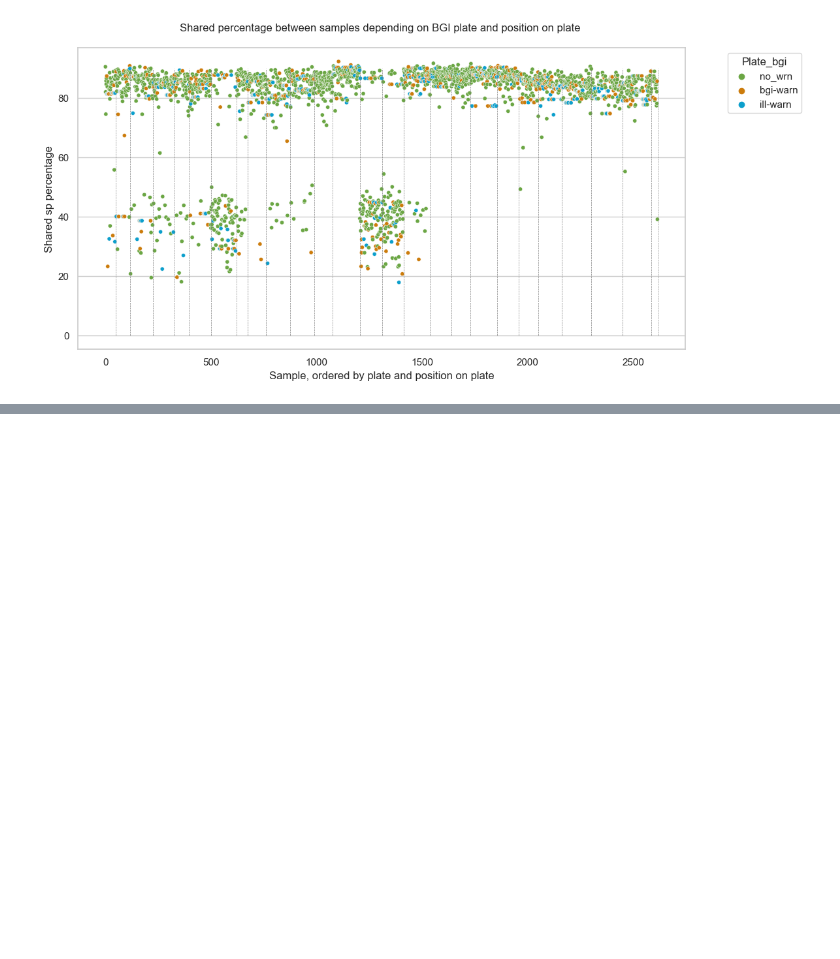
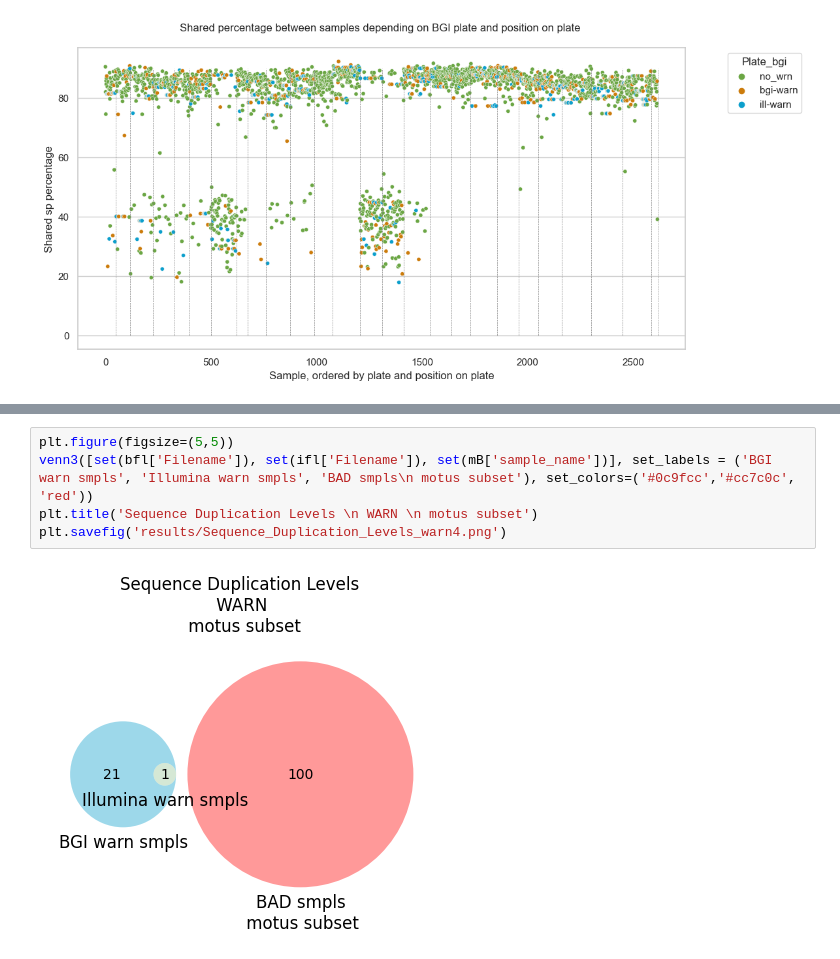
Before and after one commit to Chartiza/2024_Illumina_vs_BGI, a Jupyter notebook: Ugly_samples_mystery/Kraken2_warn_smpls_check.ipynb, the cells around one changed output, grey strips where cells are left out. Cells and saved outputs as stored; diff of their text form; blank space fills up the shorter version.

```diff
--- a/Ugly_samples_mystery/Kraken2_warn_smpls_check.ipynb
+++ b/Ugly_samples_mystery/Kraken2_warn_smpls_check.ipynb
@@ -103,0 +123,7 @@ plt.savefig('results/warn_plate.png', dpi=300, bbox_inches='tight')
+# %%
+plt.figure(figsize=(5,5))
+venn3([set(bfl['Filename']), set(ifl['Filename']), set(mB['sample_name'])], set_labels = ('BGI warn smpls', 'Illumina warn smpls', 'BAD smpls\n motus subset'), set_colors=('#0c9fcc','#cc7c0c', 'red'))
+plt.title('Sequence Duplication Levels \n WARN \n motus subset')
+plt.savefig('results/Sequence_Duplication_Levels_warn4.png')
+# %% [output]
+[figure, added]
```
Also changed, not shown: parts of 6 cells of this notebook, 3 other files.
